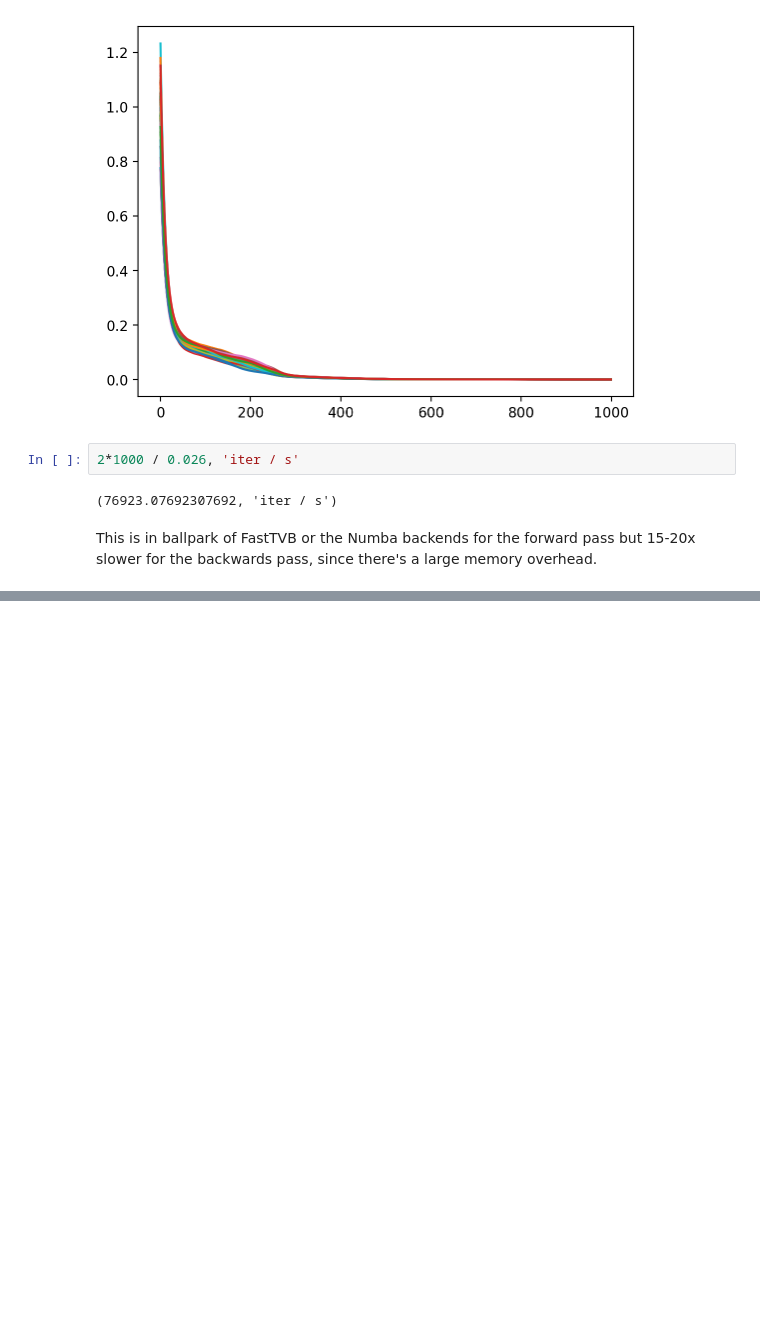
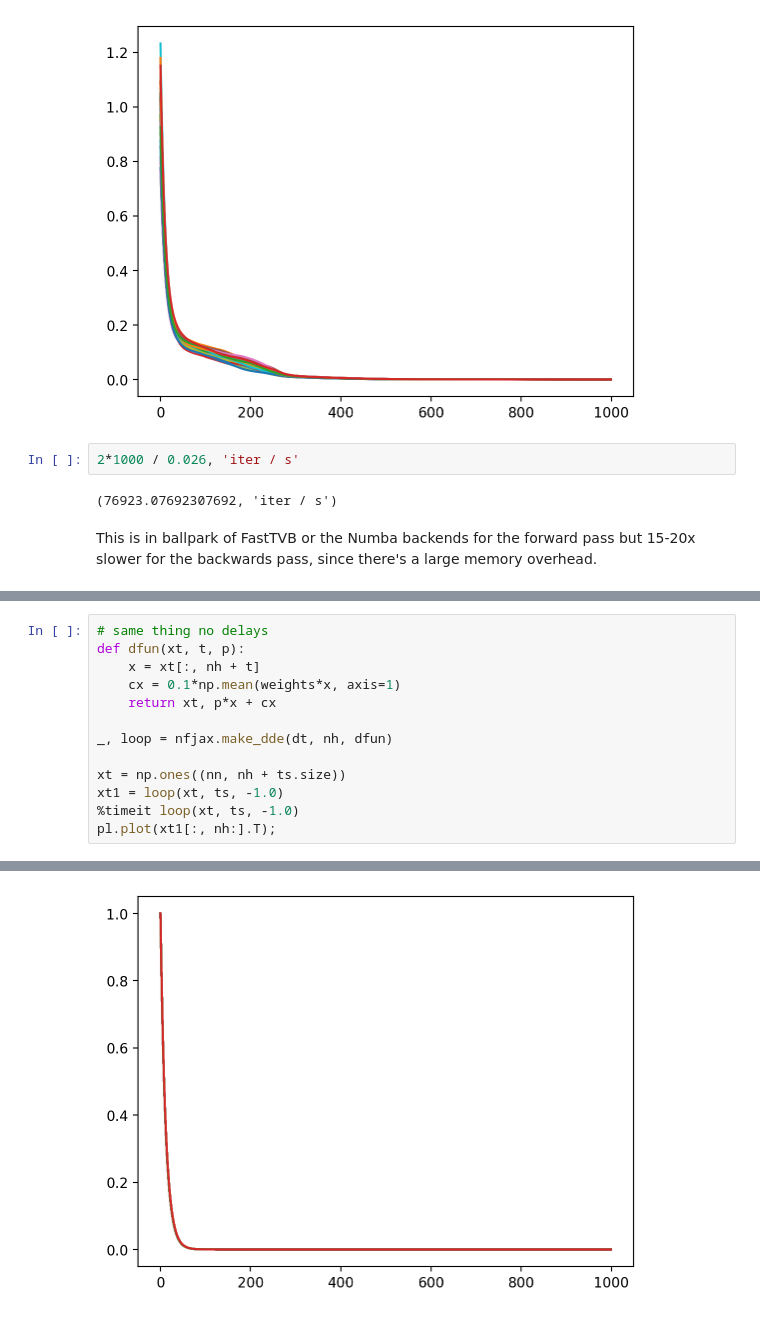
Before and after one commit to ins-amu/vbjax, a Jupyter notebook: 22 Connectome delays time stepping.ipynb, the cells around one changed output, grey strips where cells are left out. Saved outputs shown, nothing was run; the diff lists cells and outputs as text; blank space fills up the shorter version.

```diff
--- a/22 Connectome delays time stepping.ipynb
+++ b/22 Connectome delays time stepping.ipynb
@@ -579,0 +595,14 @@ This is in ballpark of FastTVB or the Numba backends for the forward pass but 15
+# %%
+# same thing no delays
+def dfun(xt, t, p):
+    x = xt[:, nh + t]
+    cx = 0.1*np.mean(weights*x, axis=1)
+    return xt, p*x + cx
+
+_, loop = nfjax.make_dde(dt, nh, dfun)
+
+xt = np.ones((nn, nh + ts.size))
+xt1 = loop(xt, ts, -1.0)
+%timeit loop(xt, ts, -1.0)
+pl.plot(xt1[:, nh:].T);
+# %% [output]
@@ -579,0 +610 @@ This is in ballpark of FastTVB or the Numba backends for the forward pass but 15
+[figure, added]
```
Also changed, not shown: parts of 6 cells of this notebook, 3 other files.
